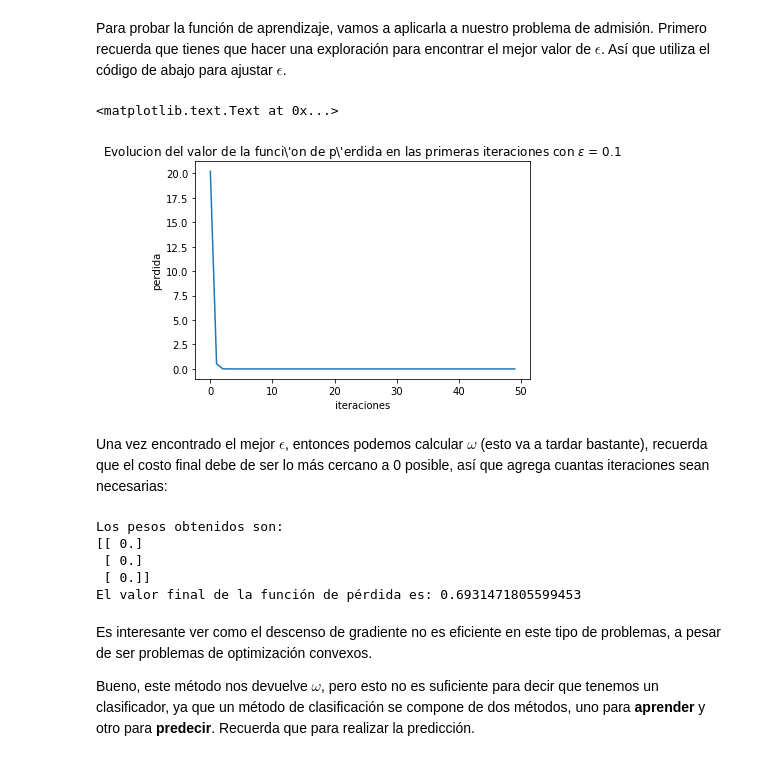
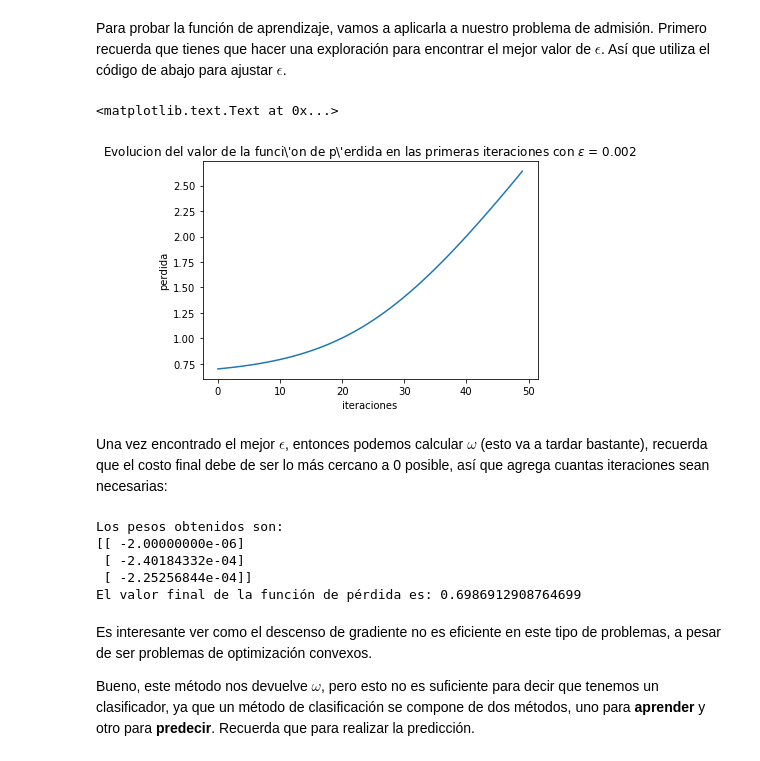
Before and after one commit to ErickLF/redes-neuronales, a Jupyter notebook: Tareas/neurona logistica.ipynb, the cells around one changed output. Cells and saved outputs as stored; diff of their text form; code cells hidden in the pictures.

```diff
--- a/Tareas/neurona logistica.ipynb
+++ b/Tareas/neurona logistica.ipynb
@@ -224,36 +224,36 @@ def descenso_por_lotes(x, y, epsilon, tol=1e-4, max_iter=int(1e4), historial=Fal
         #
         # Recuerda utilizar las funciones que ya has desarrollado
         w += (epsilon/T)*(gradiente(w,x,y))
-        perdida_hist.append(perdida(w,x,z))
+        perdida_hist.append(perdida(w,x,y))
         #--------------------------------------------------------------
 
     return w, perdida_hist
 # %% [markdown]
 Para probar la función de aprendizaje, vamos a aplicarla a nuestro problema de admisión. Primero recuerda que tienes que hacer una exploración para encontrar el mejor valor de $\epsilon$. Así que utiliza el código de abajo para ajustar $\epsilon$.
 # %%
-epsilon = 1e-1
+epsilon =.002
 mi = 50
 w, perdida_hist = descenso_por_lotes(x, y, epsilon, tol=1e-4, max_iter=mi, historial=True)
 
 plt.plot(np.arange(mi), perdida_hist)
 plt.title(r'Evolucion del valor de la funci\'on de p\'erdida en las primeras iteraciones con $\epsilon$ = ' + str(epsilon))
 plt.xlabel('iteraciones')
 plt.ylabel('perdida')
 # %% [output]
 <matplotlib.text.Text at 0x...>
-[figure, old version]
+[figure, new version]
 # %% [markdown]
 Una vez encontrado el mejor $\epsilon$, entonces podemos calcular $\omega$ (esto va a tardar bastante), recuerda que el costo final debe de ser lo más cercano a 0 posible, así que agrega cuantas iteraciones sean necesarias:
 # %%
-w_lotes, _ = descenso_por_lotes(x, y, epsilon, max_iter = int(0))
+w_lotes, _ = descenso_por_lotes(x, y, epsilon, max_iter = int(1))
 print("Los pesos obtenidos son: \n{}".format(w_lotes))
 print("El valor final de la función de pérdida es: {}".format(perdida(w_lotes, x, y)))
 # %% [output]
 Los pesos obtenidos son:
-[[ 0.]
- [ 0.]
- [ 0.]]
-El valor final de la función de pérdida es: 0.6931471805599453
+[[ -2.00000000e-06]
+ [ -2.40184332e-04]
+ [ -2.25256844e-04]]
+El valor final de la función de pérdida es: 0.6986912908764699
 # %% [markdown]
 Es interesante ver como el descenso de gradiente no es eficiente en este tipo de problemas, a pesar de ser problemas de optimización convexos.
 
```
Also changed, not shown: parts of 1 cell of this notebook.
